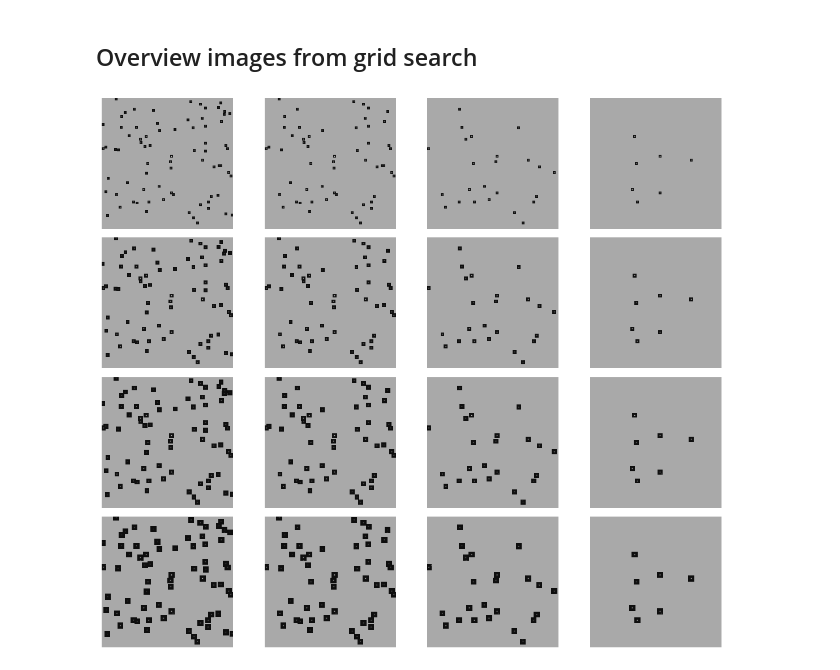
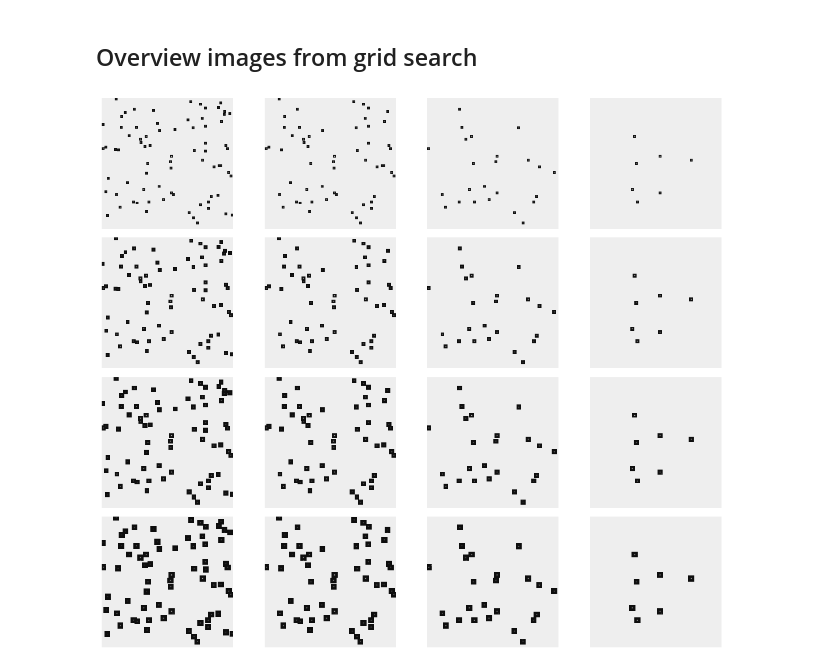
Before and after one commit to dgound/SPARZ, a Jupyter notebook: extra_code/plot_figure_4.ipynb, the cells around one changed output. Cells and saved outputs as stored; diff of their text form; code cells hidden in the pictures.

```diff
--- a/extra_code/plot_figure_4.ipynb
+++ b/extra_code/plot_figure_4.ipynb
@@ -86,8 +86,8 @@ def extract_k_lev(label):
 # %%
 
 # Change these paths according to your directory structure
-main_folder = '/Users/laurabreimann/Desktop/astigmatism'
-original_file = '/Users/laurabreimann/Desktop/astigmatism_raw/sequence-as-stack-MT0.N1.HD-AS-Exp.tif'
+main_folder = '/Users/laurabreimann/Library/CloudStorage/Dropbox-HMS/Laura Breimann/data_compression_localizations/figure_4_data/astigmatism'
+original_file = '/Users/laurabreimann/Library/CloudStorage/Dropbox-HMS/Laura Breimann/data_compression_localizations/figure_4_data/astigmatism_raw/sequence-as-stack-MT0.N1.HD-AS-Exp.tif'
 # %%
 
 # Original file size
@@ -292,7 +294,7 @@ def load_and_plot_npz_files(folder_path, compression_level=0):
 
                             # Set color for values below the colormap range
                             cmap = plt.cm.gray
-                            cmap.set_under('darkgray')
+                            cmap.set_under('#eeeeee')
 
                             # Plot the selected image
                             axs[i, j].imshow(selected_image, cmap=cmap, interpolation='none', norm=mcolors.Normalize(vmin=0.1, vmax=np.max(selected_image)))
@@ -332,8 +334,8 @@ load_and_plot_npz_files(main_folder_path)
 # DNA PAINT
 # %%
 
-main_folder = '/Users/laurabreimann/Desktop/DNA-PAINT'
-original_file = '/Users/laurabreimann/Desktop/DNA-PAINT_raw/RawFramesforTraining_P5-IS_20pM.tif'
+main_folder = '/Users/laurabreimann/Library/CloudStorage/Dropbox-HMS/Laura Breimann/data_compression_localizations/figure_4_data/DNA-PAINT'
+original_file = '/Users/laurabreimann/Library/CloudStorage/Dropbox-HMS/Laura Breimann/data_compression_localizations/figure_4_data/DNA-PAINT_raw/RawFramesforTraining_P5-IS_20pM.tif'
 # %%
 # Original file size
 original_file_size = 2644997930    # in bytes
@@ -453,7 +473,7 @@ def load_and_plot_npz_files(folder_path, compression_level=0):
 
                             # Set color for values below the colormap range
                             cmap = plt.cm.gray
-                            cmap.set_under('darkgray')
+                            cmap.set_under('#eeeeee')
 
                             # Plot the selected image
                             axs[i, j].imshow(selected_image, cmap=cmap, interpolation='none', norm=mcolors.Normalize(vmin=0.1, vmax=np.max(selected_image)))
@@ -483,8 +503,8 @@ def extract_parameters(folder_name):
         return None, None, None
 # %%
 
-main_folder_path = "/Users/laurabreimann/Library/CloudStorage/Dropbox-HMS/data_compression_localizations/figure_4_data/DNA-PAINT"
+main_folder_path = "/Users/laurabreimann/Library/CloudStorage/Dropbox-HMS/Laura Breimann/data_compression_localizations/figure_4_data/DNA-PAINT"
 # Load and plot
 load_and_plot_npz_files(main_folder_path)
 # %% [output]
-[figure, old version]
+[figure, new version]
```
Also changed, not shown: parts of 6 cells of this notebook.
